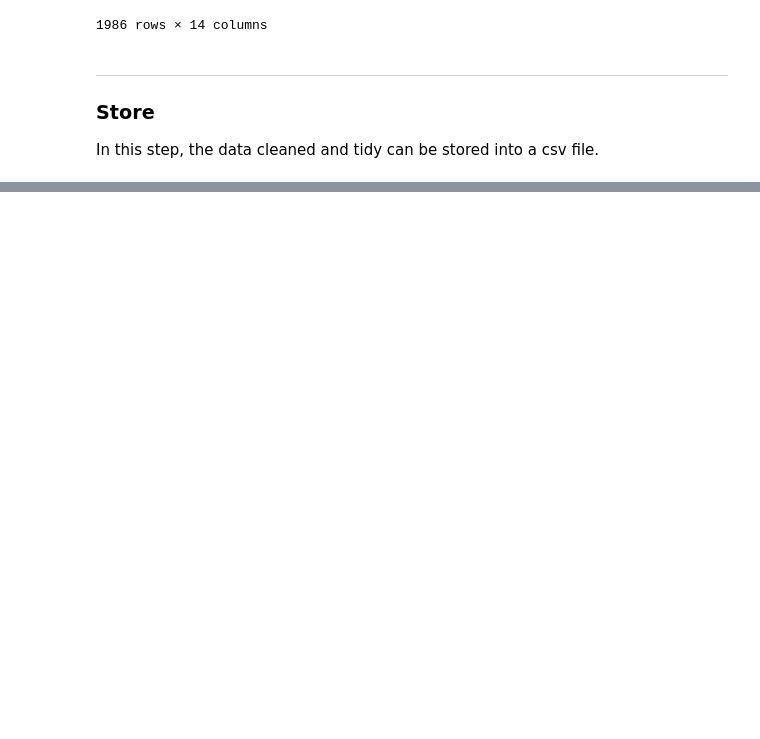
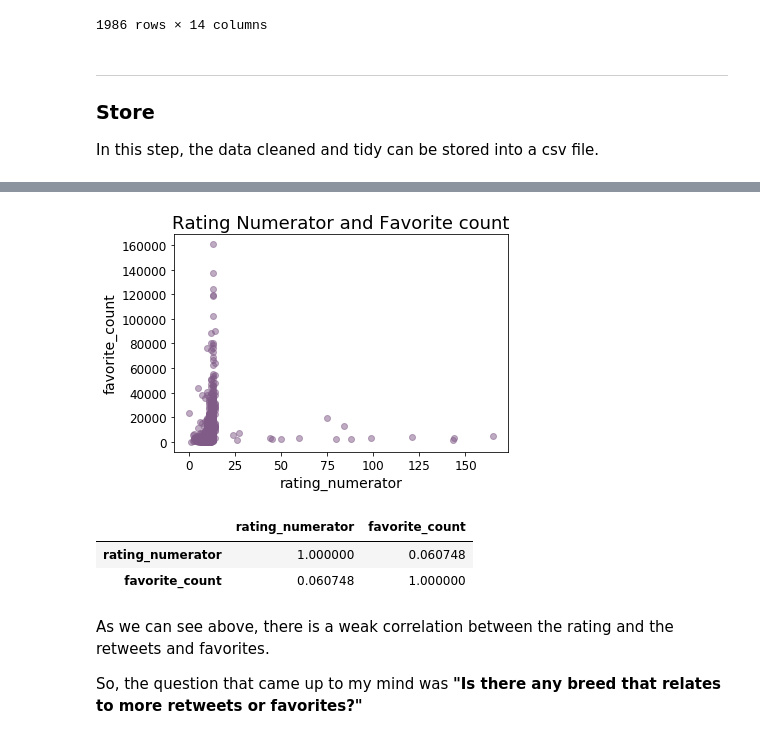
Before and after one commit to suefenali/data_analysis_nanodegree, a Jupyter notebook: project_4/wrangle_act.ipynb, the cells around one changed output, grey strips where cells are left out. Saved outputs shown, nothing was run; the diff lists cells and outputs as text; code cells hidden in the pictures; blank space fills up the shorter version.

```diff
--- a/project_4/wrangle_act.ipynb
+++ b/project_4/wrangle_act.ipynb
@@ -894,0 +972,15 @@ twitter_data.to_csv('twitter_archive_master.csv', index=False)
+# %%
+plot_one_scatter(twitter_dogs[['rating_numerator']], twitter_dogs[['favorite_count']],
+                 'Rating Numerator and Favorite count')
+# %% [output]
+[figure, added]
+# %%
+twitter_dogs[['rating_numerator', 'favorite_count']].corr()
+# %% [output]
+|  | rating_numerator | favorite_count |
+| rating_numerator | 1.000000 | 0.060748 |
+| favorite_count | 0.060748 | 1.000000 |
+# %% [markdown]
+As we can see above, there is a weak correlation between the rating and the retweets and favorites.
+
+So, the question that came up to my mind was **"Is there any breed that relates to more retweets or favorites?"**
```
Also changed, not shown: parts of 31 cells of this notebook.
